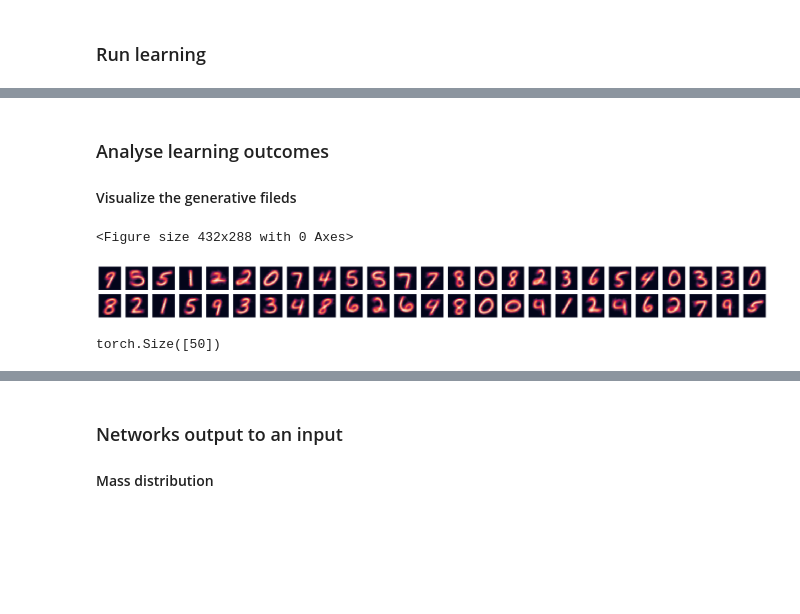
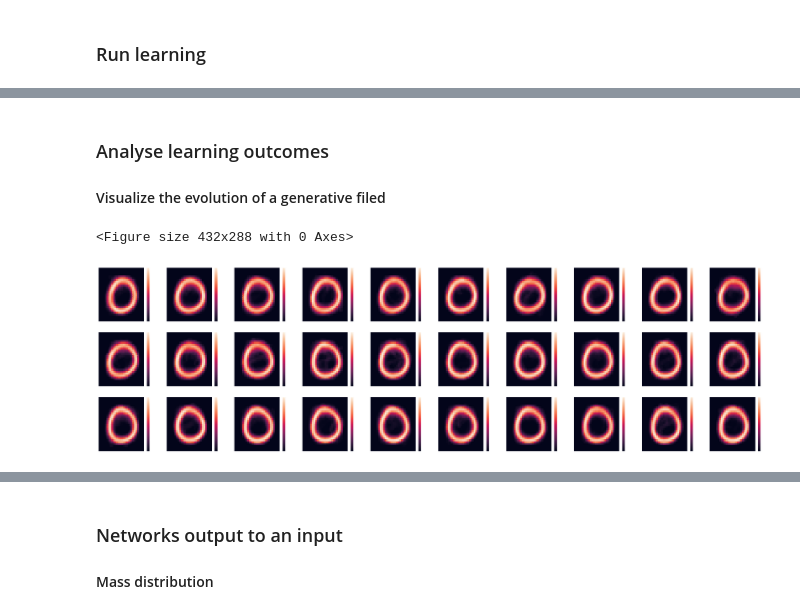
Before and after one commit to Sann5/neural_populations, a Jupyter notebook: simulations/code/modeling_neural_population_with_GMMs.ipynb, the cells around one changed output, grey strips where cells are left out. Cells and saved outputs as stored; diff of their text form; code cells hidden in the pictures; blank space fills up the shorter version.

```diff
--- a/simulations/code/modeling_neural_population_with_GMMs.ipynb
+++ b/simulations/code/modeling_neural_population_with_GMMs.ipynb
@@ -571,45 +509,19 @@ Epoch 12
 # %% [markdown]
 ### Analyse learning outcomes
-#### Visualize the generative fileds
+#### Visualize the evolution of a generative filed
-# %%
-# libraries
-import seaborn as sns
-import matplotlib.pyplot as plt
-import pandas as pd
-import numpy as np
-
-# Split into mixtures
-gfs = torch.tensor_split(Lambda, output_dim, dim=0)
-
-# Transform back into the pixel relm
-weights_to_numpy = transforms.Compose([
-    transforms.Lambda(lambda x: x - 1),
-    transforms.Lambda(lambda x: x.reshape(28, 28)),
-    #transforms.Lambda(lambda x: torch.round(x)),
-    transforms.Lambda(lambda x: x / x.sum()),
-    transforms.Lambda(lambda x: x.numpy())])
-    #transforms.Lambda(lambda x: x * 50),
-    #transforms.ToPILImage(mode='L')])
-
-# Make list of images
-np_arrays = []
-for gf in gfs:
-    np_arrays.append(weights_to_numpy(gf))
-
-# Make plots
-plt.subplots_adjust(wspace=0.001, hspace=0.001)
-fig, axs = plt.subplots(2, 25, figsize=(32,2.5))
-
-for array, ax in zip(np_arrays, axs.ravel()):
-    # filter df for ticker and plot on specified axes
-    sns.heatmap(array, xticklabels=False, yticklabels=False, cbar=False, ax=ax)
-
-plt.show()
-# %% [output]
-<Figure size 432x288 with 0 Axes>
-[figure, removed]
-# %%
-node_labels = torch.tensor([9, 5, 5, 1, 2, 2, 0, 7, 4, 5, 5, 7, 7, 8, 0, 8, 2, 3, 6, 5, 4, 0, 3, 3, 0, 8, 2, 1, 5, 9, 3, 3, 4, 8, 6, 2, 6, 4, 8, 0, 0, 4, 1, 2, 4, 6, 2, 7, 9, 5])
-node_labels.size()
-# %% [output]
-torch.Size([50])
+# %%
+# Set plot settings
+plt.subplots_adjust(wspace=0.001, hspace=0.001)
+fig, axs = plt.subplots(3, 10, figsize=(32,9))
+plt.style.use("dark_background")
+
+# Make subplots
+for array, ax in zip(gen_field_1, axs.ravel()):
+    sns.heatmap(array, xticklabels=False, yticklabels=False, cbar=True, ax=ax)
+
+# Plot
+plt.savefig('./img/gen_field_evol.png')
+plt.show()
+# %% [output]
+<Figure size 432x288 with 0 Axes>
+[figure, added]
```
Also changed, not shown: parts of 38 cells of this notebook, 1 other file.
